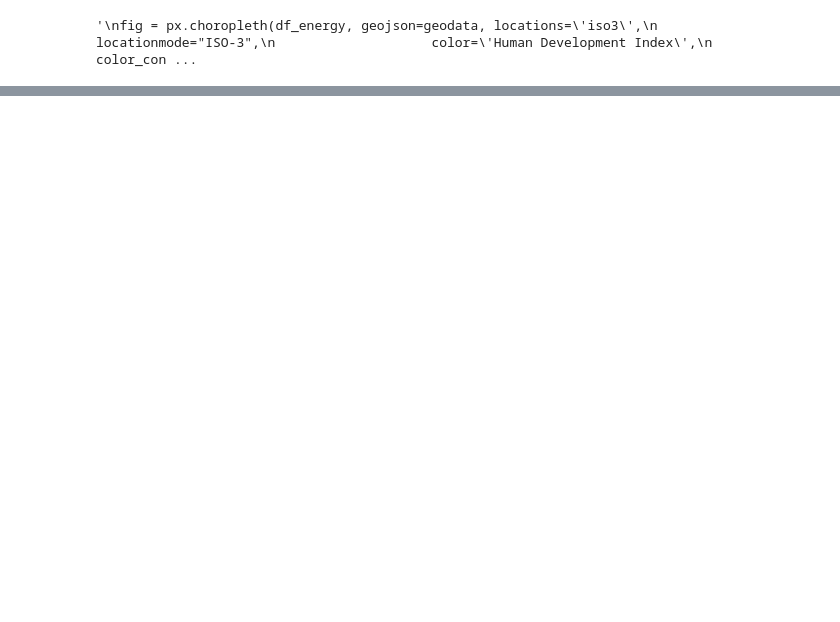
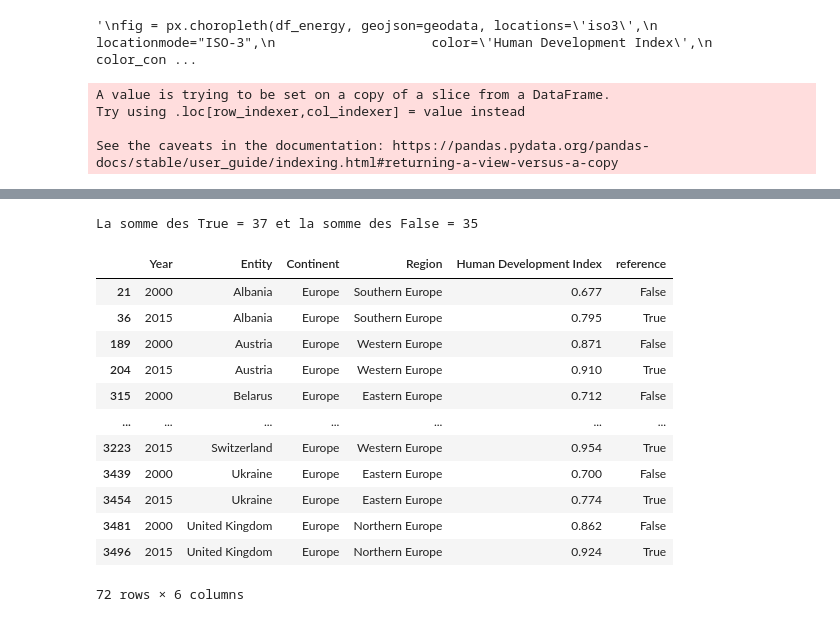
Before and after one commit to Projet-ESIEE/DashBoard-Energy, a Jupyter notebook: dataViz.ipynb, the cells around one changed output, grey strips where cells are left out. Cells and saved outputs as stored; diff of their text form; code cells hidden in the pictures; blank space fills up the shorter version.

Commit message:
histo en cours

```diff
--- a/dataViz.ipynb
+++ b/dataViz.ipynb
@@ -310,3 +310,50 @@ fig.show()
 """
 # %% [output]
 '\nfig = px.choropleth(df_energy, geojson=geodata, locations=\'iso3\',\n                    locationmode="ISO-3",\n                    color=\'Human Development Index\',\n                    color_con ...
+# %%
+def histo_HDI(df_histo : pd.DataFrame = df_energy, area_type : str = "Continent", area_name : str = "Europe", year : int = 2000, reference_name : str = "France", reference_year : int = 2015) -> go.Figure :
+    """
+    histo_HDI make a histogram with the frequency of HDI for a given area type. The slider change the year of observation. The area name is the current country observed.
+    :param reference_year:
+    :param reference_name:
+    :param df_histo:
+    :param area_type:
+    :param area_name:
+    :param year:
+    :return:
+    """
+
+    # Selection feature needed
+    df_histo = pd.DataFrame(data=df_histo, columns=['Year', 'Entity', 'Continent', 'Region', 'Human Development Index'])
+
+    # Filtering by the area_name and the year + the reference year for this same are_name
+    df_histo_filtered = df_histo.query(f"({area_type} == '{area_name}') and (Year == {year} or Year == {reference_year})")
+
+    # Creation of the feature 'reference' that is a boolean.
+    df_histo_filtered['reference'] = df_histo_filtered['Year'] == reference_year
+
+
+    # assert (df_histo_filtered['reference'] == True).sum() == (df_histo_filtered['reference'] == False).sum(), "<-- Some data are missing -->"
+
+    fig = px.histogram(df_histo_filtered,
+                       x="Human Development Index",
+                       marginal="box",  #["rug", "box", "violin"]
+                       color="reference",
+                       title='Histogram Human Development Index per year with 2020 as reference',
+                       pattern_shape="reference",
+                       opacity=1,
+                       template=THEME,
+                       text_auto=True
+                       )
+    fig.show()
+
+    print(f"La somme des True = {(df_histo_filtered['reference'] == True).sum()} et la somme des False = {(df_histo_filtered['reference'] == False).sum()} ")
+
+    return df_histo_filtered
+
+histo_HDI()
+# %% [output]
+A value is trying to be set on a copy of a slice from a DataFrame.
+Try using .loc[row_indexer,col_indexer] = value instead
+
+See the caveats in the documentation: https://pandas.pydata.org/pandas-docs/stable/user_guide/indexing.html#returning-a-view-versus-a-copy
@@ -312,0 +361,14 @@ fig.show()
+La somme des True = 37 et la somme des False = 35
+|  | Year | Entity | Continent | Region | Human Development Index | reference |
+| 21 | 2000 | Albania | Europe | Southern Europe | 0.677 | False |
+| 36 | 2015 | Albania | Europe | Southern Europe | 0.795 | True |
+| 189 | 2000 | Austria | Europe | Western Europe | 0.871 | False |
+| 204 | 2015 | Austria | Europe | Western Europe | 0.910 | True |
+| 315 | 2000 | Belarus | Europe | Eastern Europe | 0.712 | False |
+| ... | ... | ... | ... | ... | ... | ... |
+| 3223 | 2015 | Switzerland | Europe | Western Europe | 0.954 | True |
+| 3439 | 2000 | Ukraine | Europe | Eastern Europe | 0.700 | False |
+| 3454 | 2015 | Ukraine | Europe | Eastern Europe | 0.774 | True |
+| 3481 | 2000 | United Kingdom | Europe | Northern Europe | 0.862 | False |
+| 3496 | 2015 | United Kingdom | Europe | Northern Europe | 0.924 | True |
+72 rows × 6 columns
```
Also changed, not shown: parts of 1 cell of this notebook.
